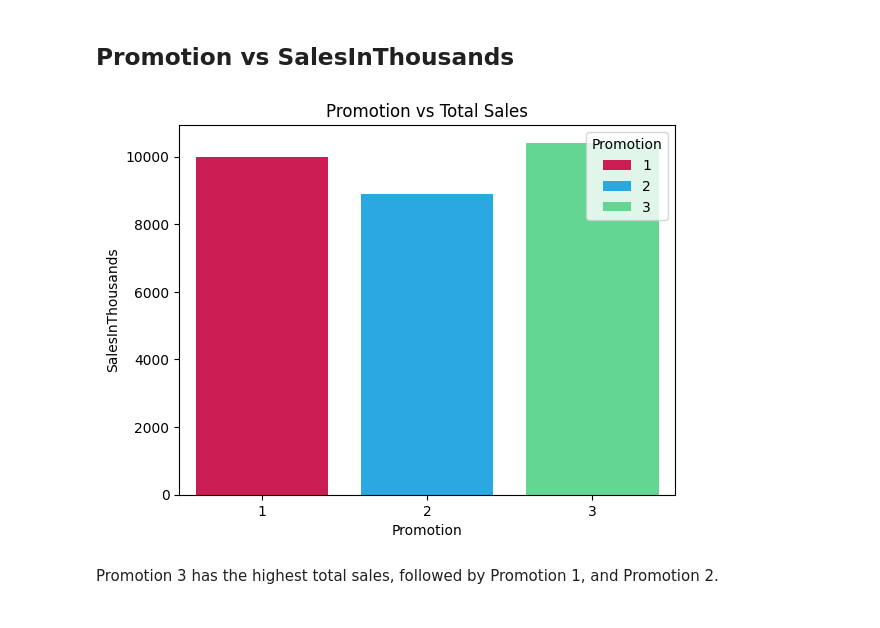
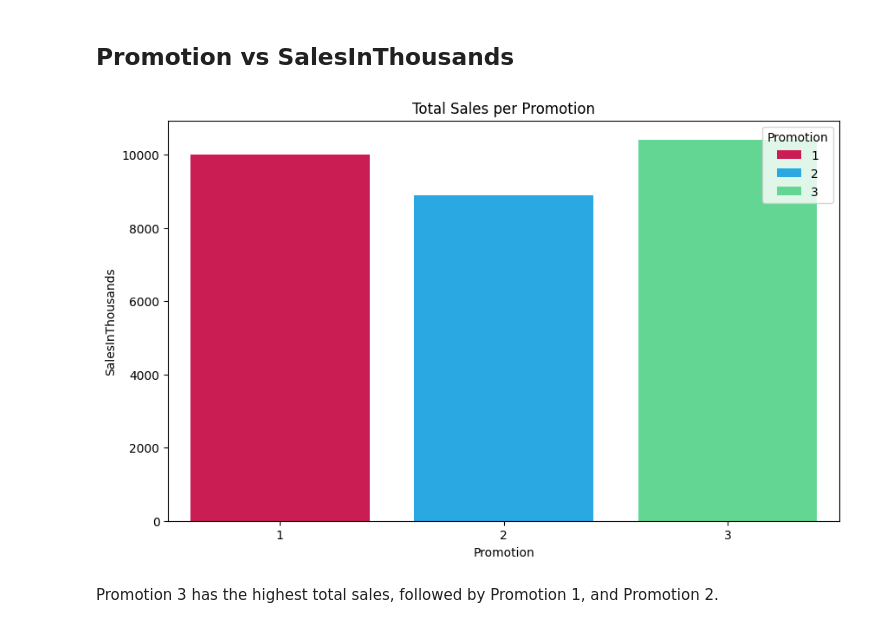
Before and after one commit to cole-mengelberg/Fast_Food_A-B, a Jupyter notebook: EDA.ipynb, the cells around one changed output. Cells and saved outputs as stored; diff of their text form; code cells hidden in the pictures.

```diff
--- a/EDA.ipynb
+++ b/EDA.ipynb
@@ -68,11 +69,12 @@ The test group counts are similar.
 # %% [markdown]
 ## Promotion vs SalesInThousands
 # %%
+plt.figure(figsize=(10, 6))
 sales_sum = fast_food_df.groupby('Promotion')['SalesInThousands'].sum().reset_index()
 sns.barplot(x='Promotion', y='SalesInThousands', data=sales_sum, hue='Promotion', palette=colors)
-plt.title('Promotion vs Total Sales')
+plt.title('Total Sales per Promotion')
 plt.show()
 # %% [output]
-[figure, old version]
+[figure, new version]
 # %% [markdown]
 Promotion 3 has the highest total sales, followed by Promotion 1, and Promotion 2.
```
Also changed, not shown: parts of 9 cells of this notebook.
